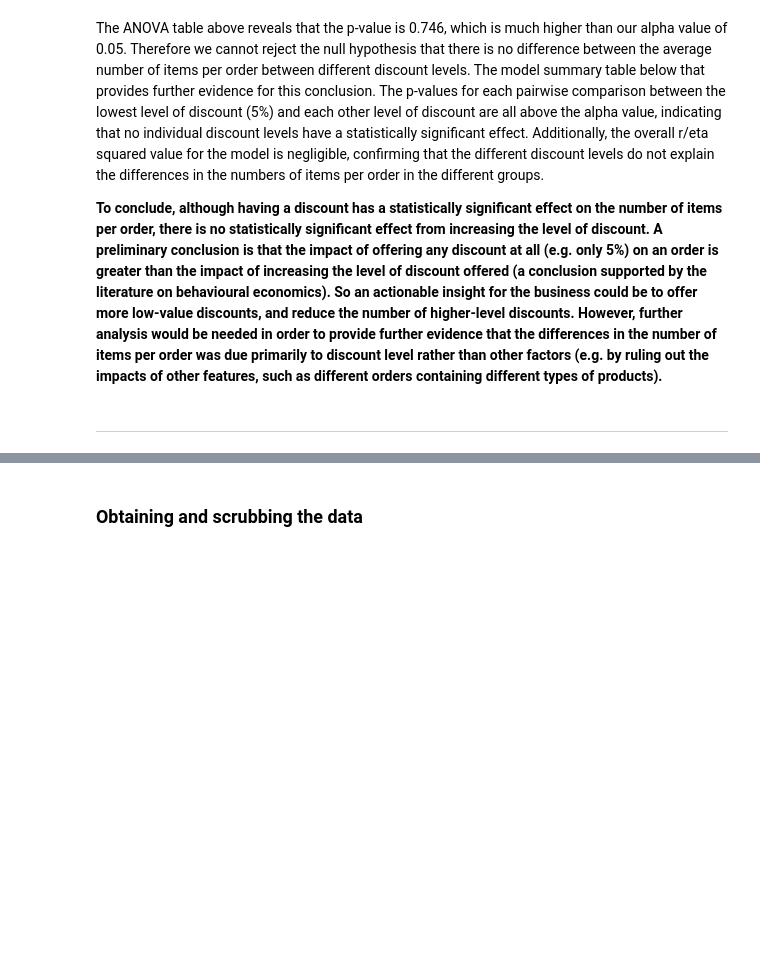
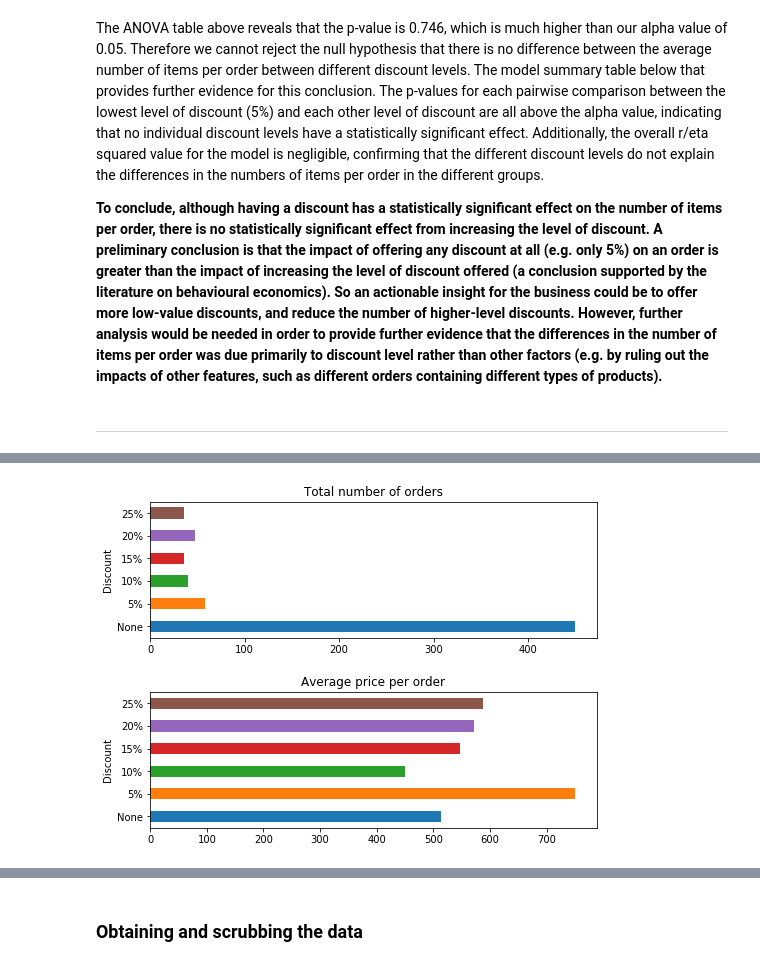
Before and after one commit to L-Lewis/dsc-2-final-project-online-ds-ft-011419, a Jupyter notebook: Module2_Project.ipynb, the cells around one changed output, grey strips where cells are left out. Cells and saved outputs as stored; diff of their text form; code cells hidden in the pictures; blank space fills up the shorter version.

```diff
--- a/Module2_Project.ipynb
+++ b/Module2_Project.ipynb
@@ -282,0 +421,14 @@ The ANOVA table above reveals that the p-value is 0.746, which is much higher th
+# %%
+# Plotting the number of orders and average price per order for orders with different levels of discount
+fig, (ax1, ax2) = plt.subplots(2, 1, figsize=(8,6))
+df2.groupby(['Discount'])['price_per_order'].count().plot(kind='barh', ax=ax1)
+df2.groupby(['Discount'])['price_per_order'].mean().plot(kind='barh', ax=ax2)
+ax1.set_title('Total number of orders')
+ax1.set_ylabel('Discount')
+ax2.set_ylabel('Discount')
+ax2.set_title('Average price per order')
+ax1.set_yticklabels(['None', '5%', '10%', '15%', '20%', '25%'])
+ax2.set_yticklabels(['None', '5%', '10%', '15%', '20%', '25%'])
+fig.subplots_adjust(hspace=0.4);
+# %% [output]
+[figure, added]
```
Also changed, not shown: parts of 72 cells of this notebook.
